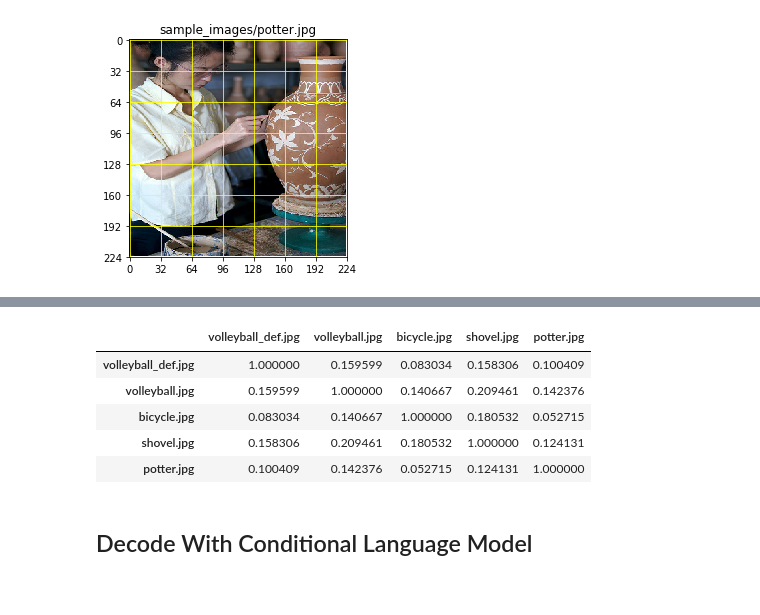
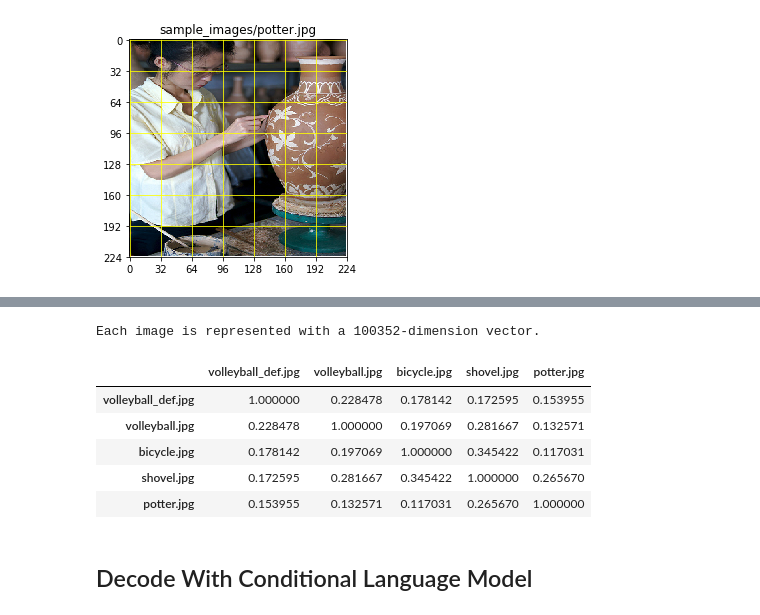
Before and after one commit to mmehdig/apl-esslli-19-material, a Jupyter notebook: 2-language-models-part2/encoder-decoder_image_description.ipynb, the cells around one changed output, grey strips where cells are left out. Drawn from its saved outputs; the diff is of its cells as text; code cells hidden in the pictures.

```diff
--- a/2-language-models-part2/encoder-decoder_image_description.ipynb
+++ b/2-language-models-part2/encoder-decoder_image_description.ipynb
@@ -182,17 +179,32 @@ df = pd.DataFrame(
+# %%
+print(f'Each image is represented with a {visual_features[0].flatten().shape[0]}-dimension vector.')
+# %% [output]
+Each image is represented with a 100352-dimension vector.
 # %%
+# We can directly compare the similarity of two pictures
+# By comparing the similarity between their vectors
+
+# build a matrix of all images:
+df = pd.DataFrame(
+    np.ones([len(img_paths), len(img_paths)]),
+    index=[im.replace('sample_images/', '') for im in img_paths],
+    columns=[im.replace('sample_images/', '') for im in img_paths]
+)
+
+# compare images with each other, update the matrix:
 for (i, img1), (j, img2) in combinations(enumerate(df.index), 2):
-  d = cosine(visual_features[i].flatten(), visual_features[j].flatten())
+  d = cosine(visual_features[i,3,3].flatten(), visual_features[j,3,3].flatten())
   df[img1][img2] = 1 - d
   df[img2][img1] = 1 - d
+
+df
+# %% [output]
+|  | volleyball_def.jpg | volleyball.jpg | bicycle.jpg | shovel.jpg | potter.jpg |
+| volleyball_def.jpg | 1.000000 | 0.228478 | 0.178142 | 0.172595 | 0.153955 |
+| volleyball.jpg | 0.228478 | 1.000000 | 0.197069 | 0.281667 | 0.132571 |
+| bicycle.jpg | 0.178142 | 0.197069 | 1.000000 | 0.345422 | 0.117031 |
+| shovel.jpg | 0.172595 | 0.281667 | 0.345422 | 1.000000 | 0.265670 |
+| potter.jpg | 0.153955 | 0.132571 | 0.117031 | 0.265670 | 1.000000 |
-# %%
-df
-# %% [output]
-|  | volleyball_def.jpg | volleyball.jpg | bicycle.jpg | shovel.jpg | potter.jpg |
-| volleyball_def.jpg | 1.000000 | 0.159599 | 0.083034 | 0.158306 | 0.100409 |
-| volleyball.jpg | 0.159599 | 1.000000 | 0.140667 | 0.209461 | 0.142376 |
-| bicycle.jpg | 0.083034 | 0.140667 | 1.000000 | 0.180532 | 0.052715 |
-| shovel.jpg | 0.158306 | 0.209461 | 0.180532 | 1.000000 | 0.124131 |
-| potter.jpg | 0.100409 | 0.142376 | 0.052715 | 0.124131 | 1.000000 |
 # %% [markdown]
 ## Decode With Conditional Language Model
 # %% [markdown]
```
Also changed, not shown: parts of 7 cells of this notebook.
